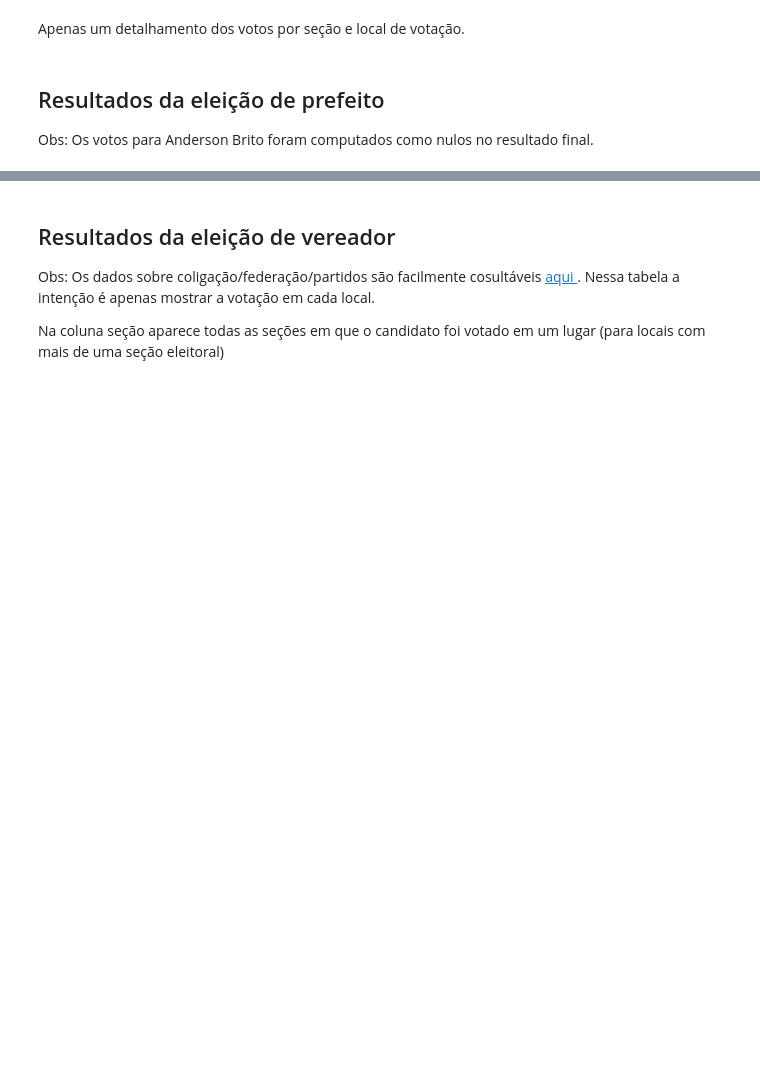
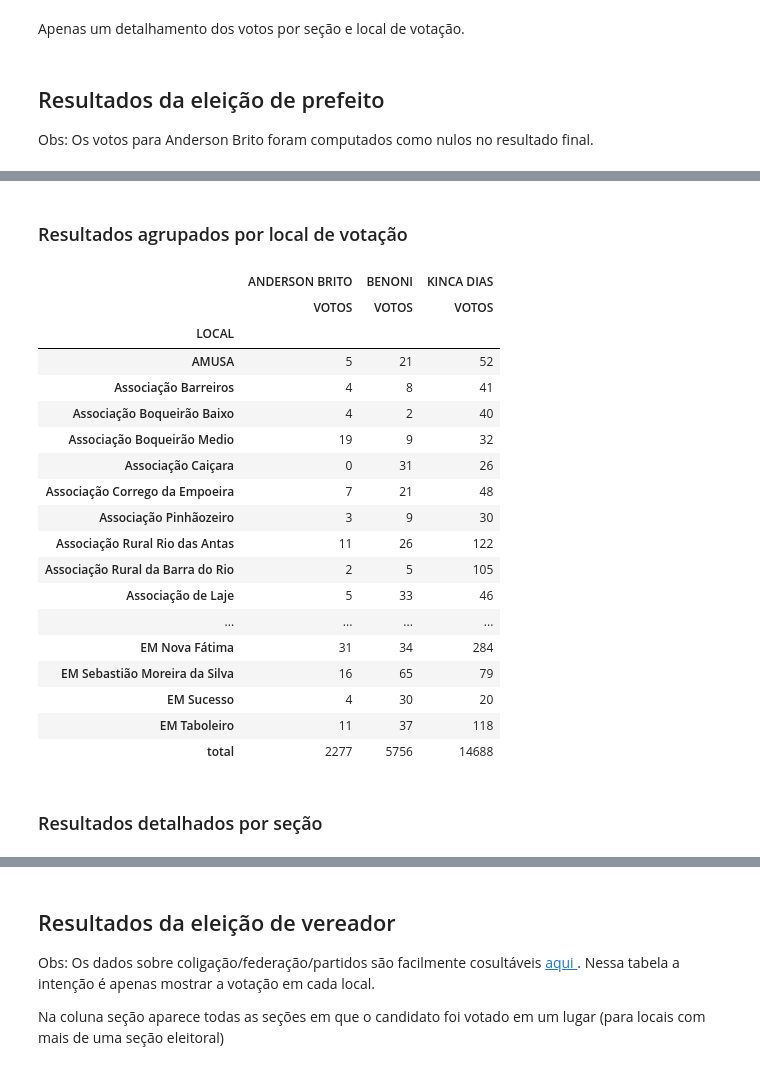
Before and after one commit to nfmmendes/eleicoes-salinas-2024, a Jupyter notebook: Resultado eleições municipais - Salinas(MG) 2024.ipynb, the cells around one changed output, grey strips where cells are left out. Saved outputs shown, nothing was run; the diff lists cells and outputs as text; code cells hidden in the pictures; blank space fills up the shorter version.

Commit message:
Add tabela resumida resultados prefeito

```diff
--- a/Resultado eleições municipais - Salinas(MG) 2024.ipynb
+++ b/Resultado eleições municipais - Salinas(MG) 2024.ipynb
@@ -52,0 +8,47 @@ display(df)
+# %%
+import pandas as pd
+import numpy as np
+
+# LE DADOS
+df = pd.read_csv("prefeito-final.csv", sep=";", encoding="ANSI", index_col=0).sort_values(by="SECAO")
+
+# AJUSTA A VISIBILIDADE DA TABELA
+pd.set_option('display.max_rows', len(df) + 1)
+
+# AGRUPA POR LUGAR DE VOTAÇÃO, SEÇÃO E CANDIDATO
+dg = df[["LOCAL", "CANDIDATO", "VOTOS"]].groupby(by=["LOCAL", "CANDIDATO"]).sum()
+
+# TRANSFORMA OS CANDIDADOS EM COLUNAS
+dg = dg.stack().unstack([-2,-1]).rename_axis((None, None), axis=1)
+
+# APENAS INCLUI O TOTAL NA ÚLTIMA LINHA
+dg.loc['total', : ] = dg.sum().values
+
+# CORRIGE UMA CONVERSÃO INDESEJADA PARA VALORES DE PONTO FLUTUANTE
+for c in dg.columns:
+    dg[c] = dg[c].fillna(0).astype(int)
+# %% [markdown]
+<h3> Resultados agrupados por local de votação </h3>
+# %%
+# MOSTRA TABELA
+display(dg)
+# %% [output]
+|  | ANDERSON BRITO | BENONI | KINCA DIAS |
+|  | VOTOS | VOTOS | VOTOS |
+| LOCAL |  |  |  |
+| AMUSA | 5 | 21 | 52 |
+| Associação Barreiros | 4 | 8 | 41 |
+| Associação Boqueirão Baixo | 4 | 2 | 40 |
+| Associação Boqueirão Medio | 19 | 9 | 32 |
+| Associação Caiçara | 0 | 31 | 26 |
+| Associação Corrego da Empoeira | 7 | 21 | 48 |
+| Associação Pinhãozeiro | 3 | 9 | 30 |
+| Associação Rural Rio das Antas | 11 | 26 | 122 |
+| Associação Rural da Barra do Rio | 2 | 5 | 105 |
+| Associação de Laje | 5 | 33 | 46 |
+| ... | ... | ... | ... |
+| EM Nova Fátima | 31 | 34 | 284 |
+| EM Sebastião Moreira da Silva | 16 | 65 | 79 |
+| EM Sucesso | 4 | 30 | 20 |
+| EM Taboleiro | 11 | 37 | 118 |
+| total | 2277 | 5756 | 14688 |
@@ -52,0 +68,2 @@ display(df)
+# %% [markdown]
+<H3> Resultados detalhados por seção </H3>
```
Also changed, not shown: parts of 3 cells of this notebook.
